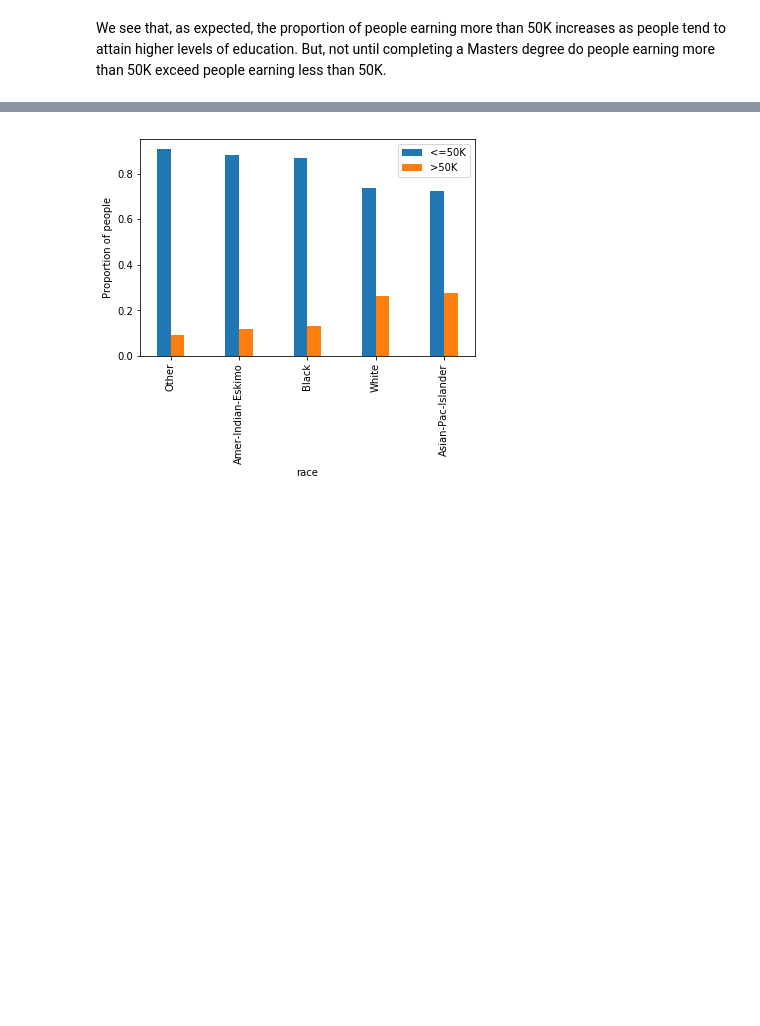
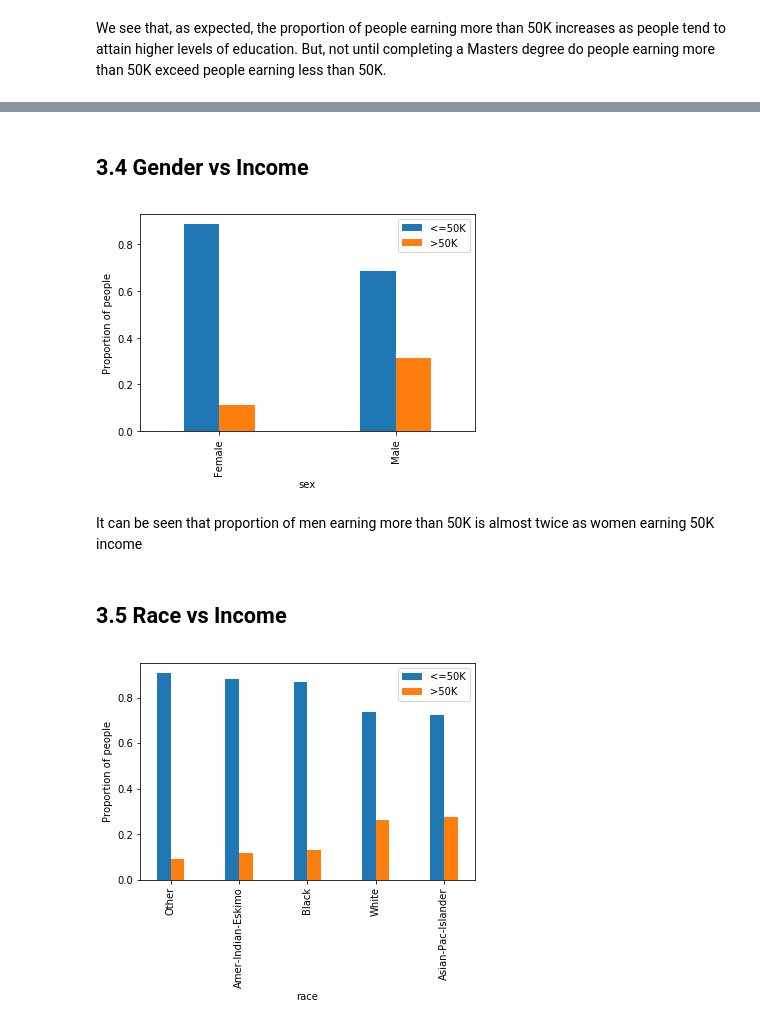
Before and after one commit to arv1ndh/ml_project, a Jupyter notebook: code/project_contents.ipynb, the cells around one changed output, grey strips where cells are left out. Saved outputs shown, nothing was run; the diff lists cells and outputs as text; code cells hidden in the pictures; blank space fills up the shorter version.

```diff
--- a/code/project_contents.ipynb
+++ b/code/project_contents.ipynb
@@ -382 +400,29 @@ We see that, as expected, the proportion of people earning more than 50K increas
+# %% [markdown]
+## 3.4 Gender vs Income
+# %%
+# Counting rows wrt gender and incomes
+gender_income_c = train.groupby(['sex','income']).count()['age']
+gender_income_c = gender_income_c.unstack('income').fillna(0)
+
+# Calculating the proportion of people in each income class for each education level
+sum_in = (gender_income_c[class_0] + gender_income_c[class_1])
+
+temp = gender_income_c[class_0] / sum_in
+gender_income_c[class_1] = gender_income_c[class_1] / sum_in
+gender_income_c[class_0] = temp
+
+gender_income_c = gender_income_c.fillna(0).sort_values(by=[class_1])
+#print(edu_income_c)
+
+fig, axes = plt.subplots()
+axes.set_ylabel('Proportion of people')
+gender_income_c.plot.bar(ax = axes, width = 0.4)
+axes.legend(["<=50K",">50K"])
+fig.show()
+# %% [output]
+[figure, added]
+# %% [markdown]
+It can be seen that proportion of men earning more than 50K is almost twice as women earning 50K income
+# %% [markdown]
+## 3.5 Race vs Income
 # %%
```
Also changed, not shown: parts of 65 cells of this notebook.
